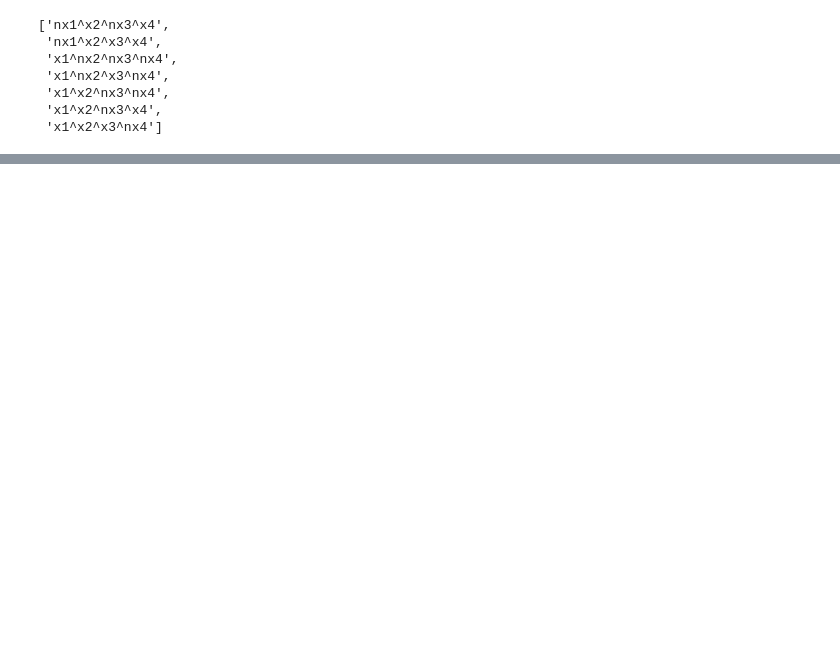
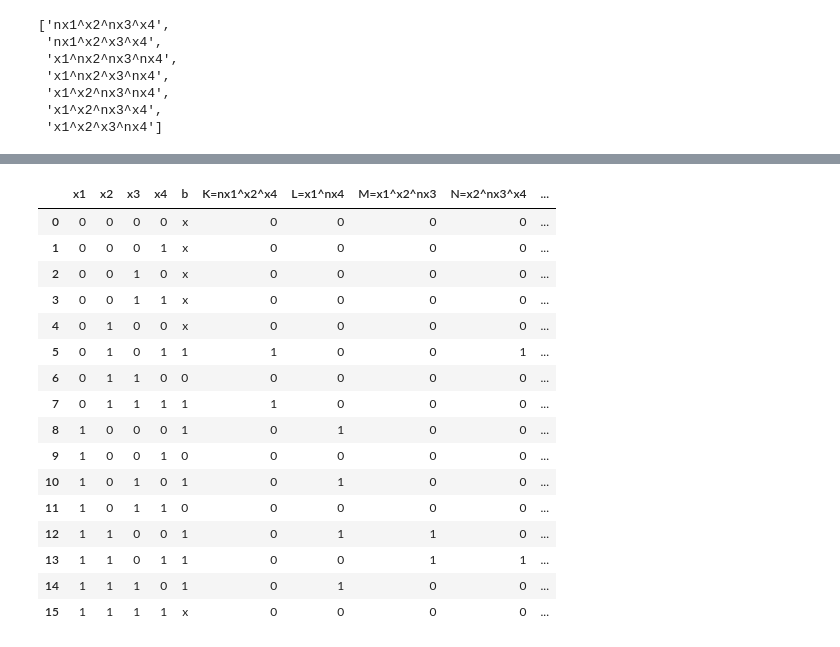
Before and after one commit to Darkuss-ai/Diplom, a Jupyter notebook: kr1.ipynb, the cells around one changed output, grey strips where cells are left out. Drawn from its saved outputs; the diff is of its cells as text; code cells hidden in the pictures; blank space fills up the shorter version.

```diff
--- a/kr1.ipynb
+++ b/kr1.ipynb
@@ -905,9 +909,8 @@ for i in range(len(Fsdnf)):
     Fsdnf[i] = Fsdnf[i].replace(' ', '')
     Fsdnf[i] = Fsdnf[i].replace('(', '')
     Fsdnf[i] = Fsdnf[i].replace(')', '')
-print(Fsdnf)
 
-def test(Fsdnf, off):
+def Kvaina_DNF(Fsdnf):
     term_list = [[""] * 0 for i in range(len(Fsdnf))]
     for i in range(len(Fsdnf)):
         term = Fsdnf[i] # Берём первый терм
@@ -920,42 +923,64 @@ def test(Fsdnf, off):
                 term_list[i].append(term) # Берём всё кроме скобок
 
     final_list = []
-    for i in range(len(term_list)):
-        terms = term_list[i]
-        for j in range(len(term_list)):
-            if terms == term_list[j]:
+    nnn = term_list.copy()
+    for i in range(len(nnn)):
+        terms = nnn[i]
+        for j in range(len(nnn)):
+            if terms == nnn[j]:
                 continue
             else:
                 temp = terms.copy()
-                if f.ratio(terms, term_list[j]) >= 100 - (3 * off):
+                if f.ratio(terms, nnn[j]) >= 97:
                 #print(terms, 'Минимизируется с ', term_list[j], '\n')
                     for k in range(len(terms)):
-                        if(terms[k] != term_list[j][k]):
+                        if(terms[k] != nnn[j][k]):
                             temp.pop(k)
-                            final_list.append(temp)
+                            term_list.append(temp)
+                            final_list.append(terms)
                             break
-
 
     import itertools
 
     final_list.sort()
 
     final_list = list(final_list for final_list, _ in itertools.groupby(final_list))
+    term_list.sort()
+    term_list[:] = [x for x in term_list if x not in final_list]
+    term_list = list(term_list for term_list, _ in itertools.groupby(term_list))
 
-    again = []
-    for i in range(len(final_list)):
-        again.append('^'.join(final_list[i]))
-    print(again)
-    return again
+    ret = []
+    for i in range(len(term_list)):
+        ret.append('^'.join(term_list[i]))
+    return(ret)
 
-again = test(Fsdnf, 1)
 
-again2 = again.copy()
 
-again = test(again2, 2)
+def format_DNF(NF):
+    for i in range(len(NF)):
+        NF[i] = '(' + NF[i] + ')'
+    NF = ' v '.join(NF)
+    return NF
 
-again2 = again.copy()
+def format_KNF(NF):
+    for i in range(len(NF)):
+        NF[i] = '(' + NF[i] + ')'
+    NF = ' & '.join(NF)
+    return NF
 
-print(f.ratio(again[3], again[2]))
-again = test(again2, 3)
+
+
+Quine = Kvaina_DNF(Fsdnf)
+while 1:
+    temp = Kvaina_DNF(Quine)
+    if temp == Quine:
+        break
+    else:
+        Quine = temp.copy()
+
+for i in range(len(Quine)):
+    Quine[i] = Quine[i].replace('^', ' ^ ')
+Quine = format_DNF(Quine)
+split_check = Split_Tdnf(Quine)
+check_Tablе_tdnf(my_var_save, split_check)
 # %% [output]
@@ -966,0 +988,17 @@ again = test(again2, 3)
+|  | x1 | x2 | x3 | x4 | b | K=nx1^x2^x4 | L=x1^nx4 | M=x1^x2^nx3 | N=x2^nx3^x4 | ... |
+| 0 | 0 | 0 | 0 | 0 | x | 0 | 0 | 0 | 0 | ... |
+| 1 | 0 | 0 | 0 | 1 | x | 0 | 0 | 0 | 0 | ... |
+| 2 | 0 | 0 | 1 | 0 | x | 0 | 0 | 0 | 0 | ... |
+| 3 | 0 | 0 | 1 | 1 | x | 0 | 0 | 0 | 0 | ... |
+| 4 | 0 | 1 | 0 | 0 | x | 0 | 0 | 0 | 0 | ... |
+| 5 | 0 | 1 | 0 | 1 | 1 | 1 | 0 | 0 | 1 | ... |
+| 6 | 0 | 1 | 1 | 0 | 0 | 0 | 0 | 0 | 0 | ... |
+| 7 | 0 | 1 | 1 | 1 | 1 | 1 | 0 | 0 | 0 | ... |
+| 8 | 1 | 0 | 0 | 0 | 1 | 0 | 1 | 0 | 0 | ... |
+| 9 | 1 | 0 | 0 | 1 | 0 | 0 | 0 | 0 | 0 | ... |
+| 10 | 1 | 0 | 1 | 0 | 1 | 0 | 1 | 0 | 0 | ... |
+| 11 | 1 | 0 | 1 | 1 | 0 | 0 | 0 | 0 | 0 | ... |
+| 12 | 1 | 1 | 0 | 0 | 1 | 0 | 1 | 1 | 0 | ... |
+| 13 | 1 | 1 | 0 | 1 | 1 | 0 | 0 | 1 | 1 | ... |
+| 14 | 1 | 1 | 1 | 0 | 1 | 0 | 1 | 0 | 0 | ... |
+| 15 | 1 | 1 | 1 | 1 | x | 0 | 0 | 0 | 0 | ... |
```
Also changed, not shown: parts of 10 cells of this notebook.
